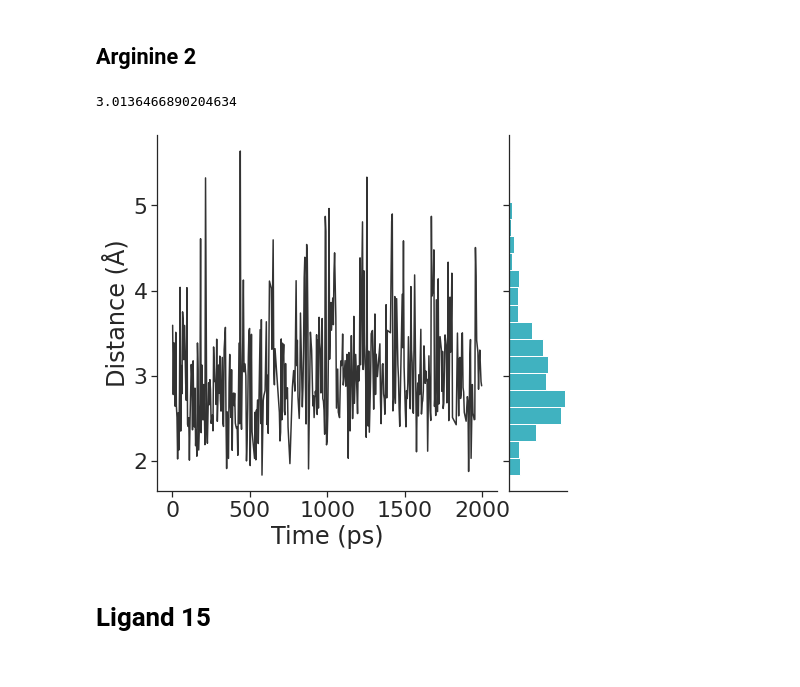
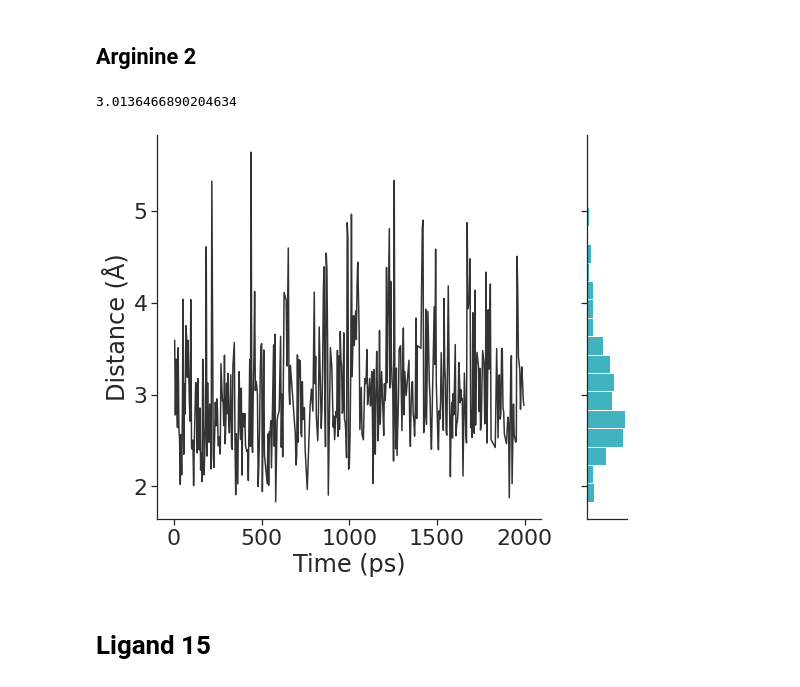
Before and after one commit to jasmin-guven/first_year_project, a Jupyter notebook: execution_model/scripts/plot_water_hbonds.ipynb, the cells around one changed output. Saved outputs shown, nothing was run; the diff lists cells and outputs as text; code cells hidden in the pictures.

Commit message:
tight layout HB plots

```diff
--- a/execution_model/scripts/plot_water_hbonds.ipynb
+++ b/execution_model/scripts/plot_water_hbonds.ipynb
@@ -136,29 +139,31 @@ sns.despine()
 # %%
 data = np.array([raw_data[0], raw_data[4]])
 data_transpose = np.transpose(data)
 
 dataframe = pd.DataFrame(data_transpose, columns=["time", "arg2"])
 avg = np.mean(dataframe["arg2"])
 print(avg)
 sns.set(context="notebook", palette="colorblind", style="ticks", font_scale=2)
 
 plot = sns.jointplot(data=dataframe, x="time", y="arg2", kind="scatter", color="#0099AB")
 plot.ax_joint.cla()
 plt.sca(plot.ax_joint)
 plt.scatter(dataframe["time"], dataframe["arg2"], c="white")
 plot.ax_joint.plot(dataframe["time"], dataframe["arg2"], color="black", alpha=0.8)
 # plot.ax_joint.hlines(avg, 0, 2000, lw=2, color="#D0006F")
 plt.gcf().set_size_inches(8, 8)
 plot.set_axis_labels("Time (ps)", "Distance (Å)")
 plt.setp(plot.ax_marg_x.patches, color="w")
 # plt.setp(plot.ax_marg_x.spines, color="w")
 plot.ax_marg_x.remove()
 plot.ax_joint.spines["top"].set_visible(True)
 sns.despine()
+plt.tight_layout()
+
 plt.savefig("../../plots/water_mediated_hydrogen_bonds/lig9_arg2.pdf")
 # %% [output]
 3.0136466890204634
-[figure, old version]
+[figure, new version]
 # %% [markdown]
 # Ligand 15
 # %% [markdown]
```
Also changed, not shown: parts of 8 cells of this notebook, 9 other files.
